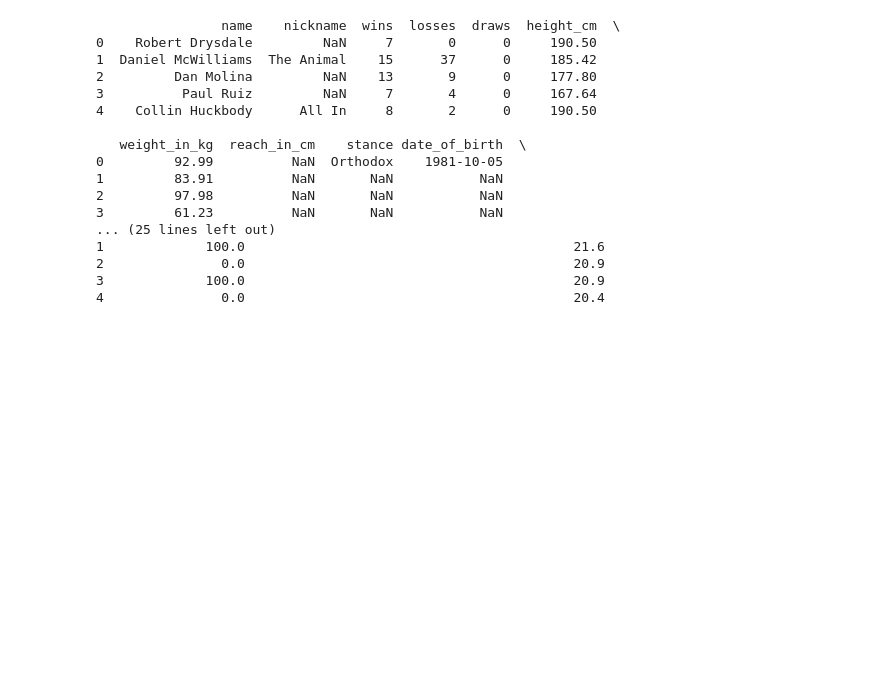
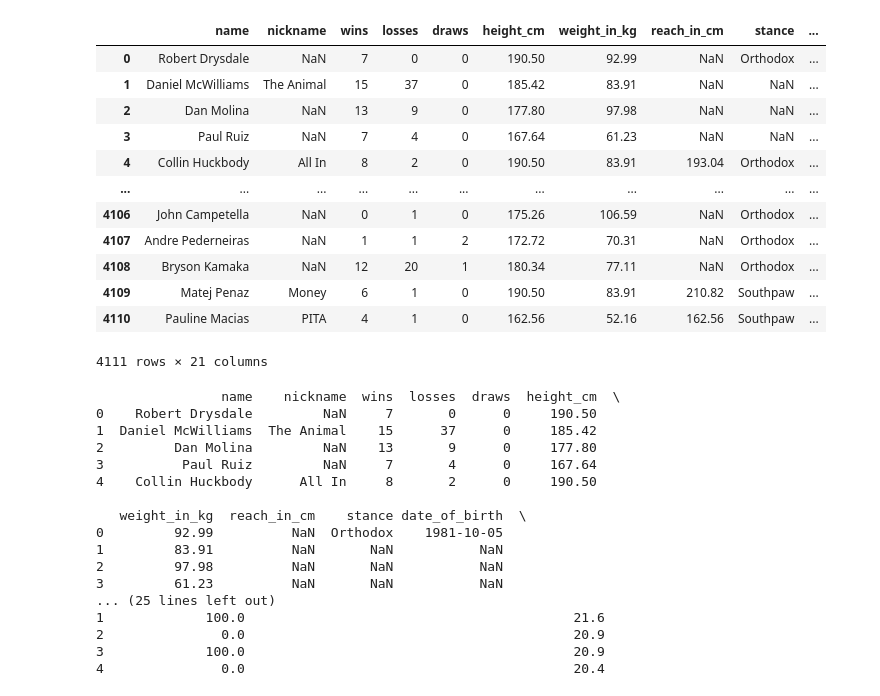
Before and after one commit to Brtsz8/ufc-dataset-analysis, a Jupyter notebook: UFC_analysis_project.ipynb, the cells around one changed output. Drawn from its saved outputs; the diff is of its cells as text; code cells hidden in the pictures; blank space fills up the shorter version.

```diff
--- a/UFC_analysis_project.ipynb
+++ b/UFC_analysis_project.ipynb
@@ -11,6 +11,21 @@ import seaborn as sns
 df = pd.read_csv("ufc-fighters-statistics.csv")
 # %%
 #dataset info
+df
+# %% [output]
+|  | name | nickname | wins | losses | draws | height_cm | weight_in_kg | reach_in_cm | stance | ... |
+| 0 | Robert Drysdale | NaN | 7 | 0 | 0 | 190.50 | 92.99 | NaN | Orthodox | ... |
+| 1 | Daniel McWilliams | The Animal | 15 | 37 | 0 | 185.42 | 83.91 | NaN | NaN | ... |
+| 2 | Dan Molina | NaN | 13 | 9 | 0 | 177.80 | 97.98 | NaN | NaN | ... |
+| 3 | Paul Ruiz | NaN | 7 | 4 | 0 | 167.64 | 61.23 | NaN | NaN | ... |
+| 4 | Collin Huckbody | All In | 8 | 2 | 0 | 190.50 | 83.91 | 193.04 | Orthodox | ... |
+| ... | ... | ... | ... | ... | ... | ... | ... | ... | ... | ... |
+| 4106 | John Campetella | NaN | 0 | 1 | 0 | 175.26 | 106.59 | NaN | Orthodox | ... |
+| 4107 | Andre Pederneiras | NaN | 1 | 1 | 2 | 172.72 | 70.31 | NaN | Orthodox | ... |
+| 4108 | Bryson Kamaka | NaN | 12 | 20 | 1 | 180.34 | 77.11 | NaN | Orthodox | ... |
+| 4109 | Matej Penaz | Money | 6 | 1 | 0 | 190.50 | 83.91 | 210.82 | Southpaw | ... |
+| 4110 | Pauline Macias | PITA | 4 | 1 | 0 | 162.56 | 52.16 | 162.56 | Southpaw | ... |
+4111 rows × 21 columns
 # %%
 print(df.head())
 # %% [output]
```
Also changed, not shown: parts of 4 cells of this notebook.
